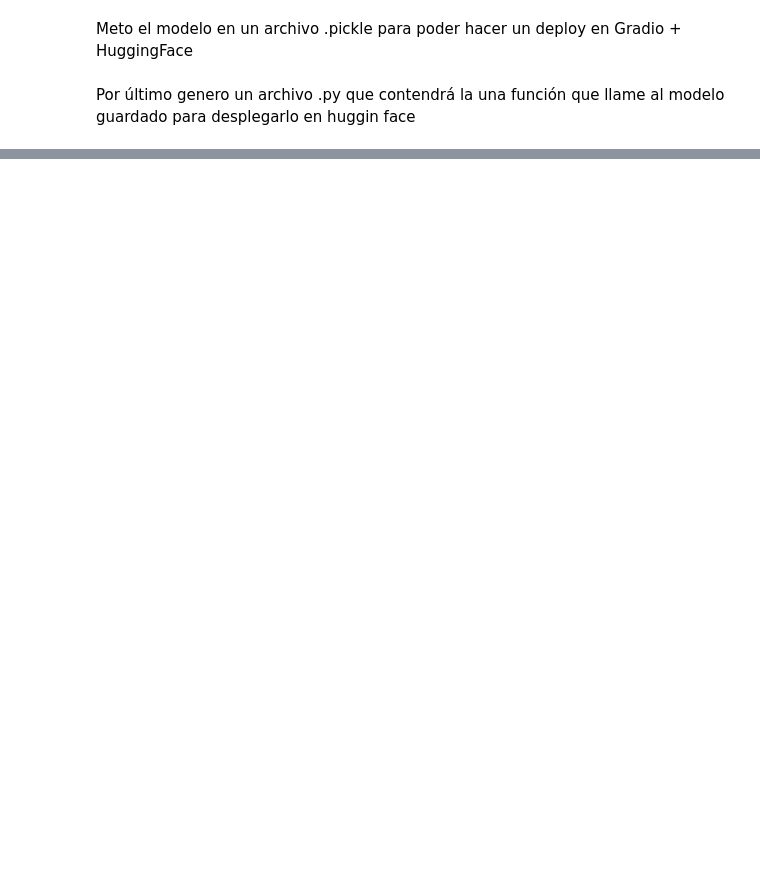
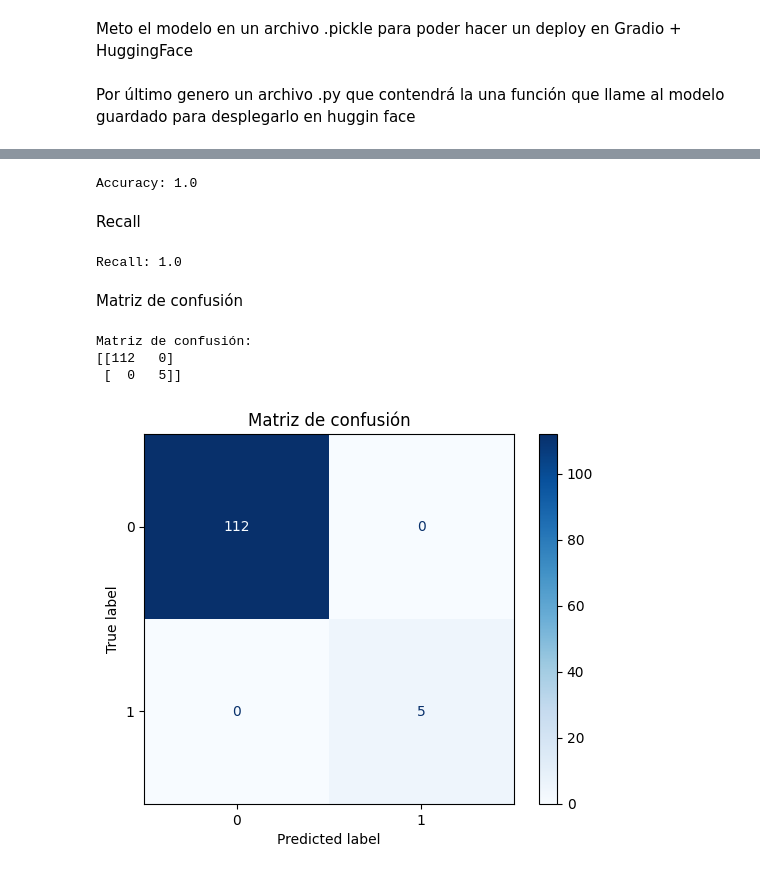
Before and after one commit to RocioAldanaMendez/Cuidados_Intensivos, a Jupyter notebook: Modelos_Machine_Learning/Deteccion_de_Sepsis.ipynb, the cells around one changed output, grey strips where cells are left out. Saved outputs shown, nothing was run; the diff lists cells and outputs as text; code cells hidden in the pictures; blank space fills up the shorter version.

Commit message:
subiendo ajustes de hiperparametros + accuracy etc + regresion logistica

```diff
--- a/Modelos_Machine_Learning/Deteccion_de_Sepsis.ipynb
+++ b/Modelos_Machine_Learning/Deteccion_de_Sepsis.ipynb
@@ -370,0 +323,55 @@ This share link expires in 72 hours. For free permanent hosting and GPU upgrades
+# %%
+# Realizar predicciones en el conjunto de prueba
+y_pred = model.predict(X_test)
+
+# Calcular el accuracy
+accuracy = accuracy_score(y_test, y_pred)
+print("Accuracy:", accuracy)
+# %% [output]
+Accuracy: 1.0
+# %% [markdown]
+Recall
+# %%
+from sklearn.metrics import recall_score
+
+# Realizar predicciones en el conjunto de prueba
+y_pred = model.predict(X_test)
+
+# Calcular el recall
+recall = recall_score(y_test, y_pred)
+print("Recall:", recall)
+# %% [output]
+Recall: 1.0
+# %% [markdown]
+Matriz de confusión
+# %%
+from sklearn.metrics import confusion_matrix
+
+# Realizar predicciones en el conjunto de prueba
+y_pred = model.predict(X_test)
+
+# Obtener la matriz de confusión
+conf_matrix = confusion_matrix(y_test, y_pred)
+print("Matriz de confusión:")
+print(conf_matrix)
+# %% [output]
+Matriz de confusión:
+[[112   0]
+ [  0   5]]
+# %%
+from sklearn.metrics import ConfusionMatrixDisplay
+import matplotlib.pyplot as plt
+
+# Realizar predicciones en el conjunto de prueba
+y_pred = model.predict(X_test)
+
+# Obtener la matriz de confusión
+conf_matrix = confusion_matrix(y_test, y_pred)
+
+# Graficar la matriz de confusión
+disp = ConfusionMatrixDisplay(confusion_matrix=conf_matrix, display_labels=model.classes_)
+disp.plot(cmap=plt.cm.Blues)
+disp.ax_.set_title("Matriz de confusión")
+plt.show()
+# %% [output]
+[figure, added]
```
Also changed, not shown: parts of 20 cells of this notebook.
